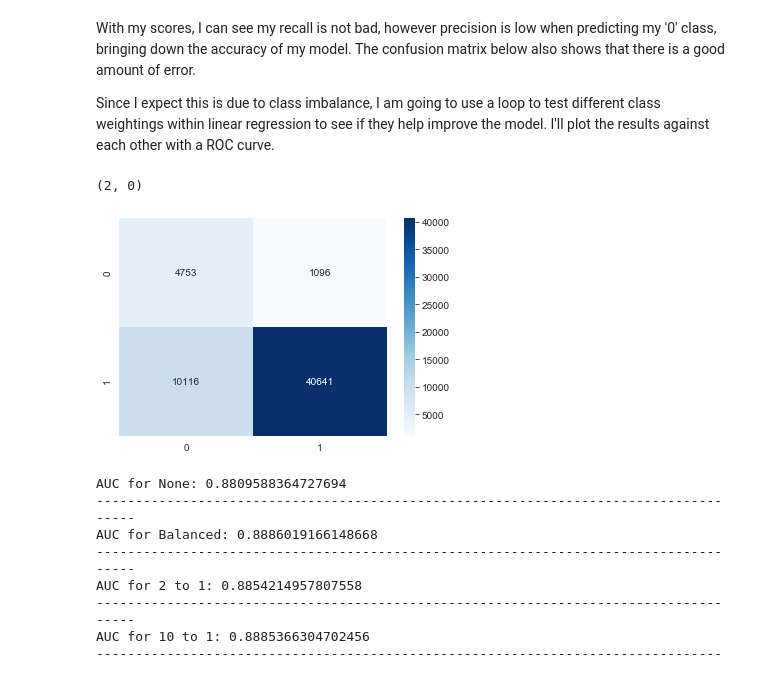
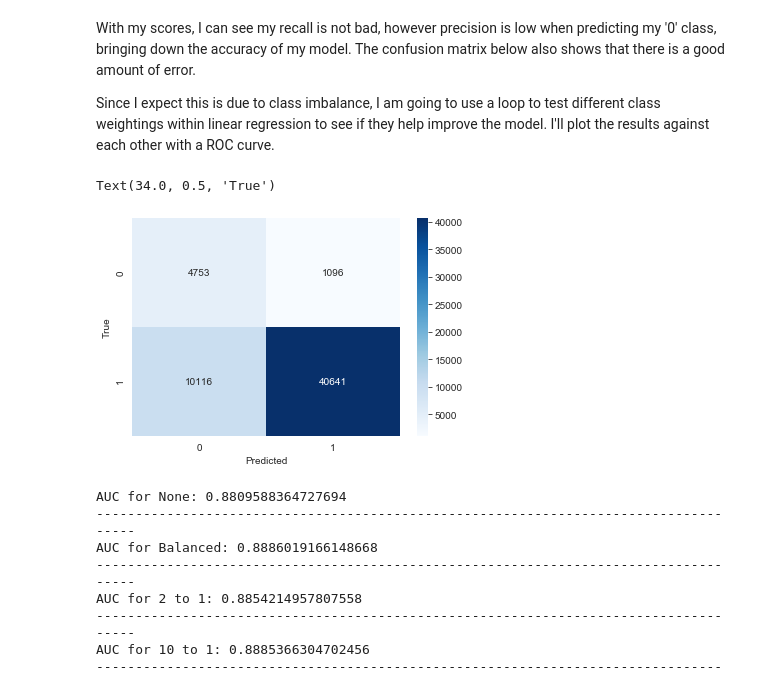
Before and after one commit to christisarv/tropical-storm-classification-project, a Jupyter notebook: Data Classification_Predicting Tropical Storms.ipynb, the cells around one changed output. Saved outputs shown, nothing was run; the diff lists cells and outputs as text; code cells hidden in the pictures.

```diff
--- a/Data Classification_Predicting Tropical Storms.ipynb
+++ b/Data Classification_Predicting Tropical Storms.ipynb
@@ -364,9 +364,11 @@ Since I expect this is due to class imbalance, I am going to use a loop to test
 # %%
 ax = sns.heatmap(confusion_matrix(y_test, test_preds), annot=True, cmap='Blues', fmt='.7g')
 ax.set_ylim(2,0)
+plt.xlabel("Predicted")
+plt.ylabel("True")
 # %% [output]
-(2, 0)
+Text(34.0, 0.5, 'True')
-[figure, old version]
+[figure, new version]
 # %%
 weights = [None, 'balanced', {0:2, 1:1}, {0:10, 1:1}, {0:100, 1:1}, {0:1000, 1:1}]
 names = ['None', 'Balanced', '2 to 1', '10 to 1', '100 to 1', '1000 to 1']
```
Also changed, not shown: parts of 13 cells of this notebook, 1 other file.
